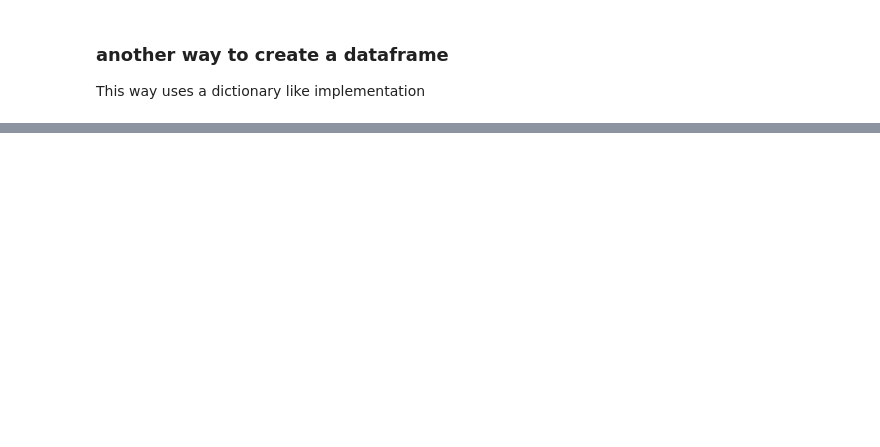
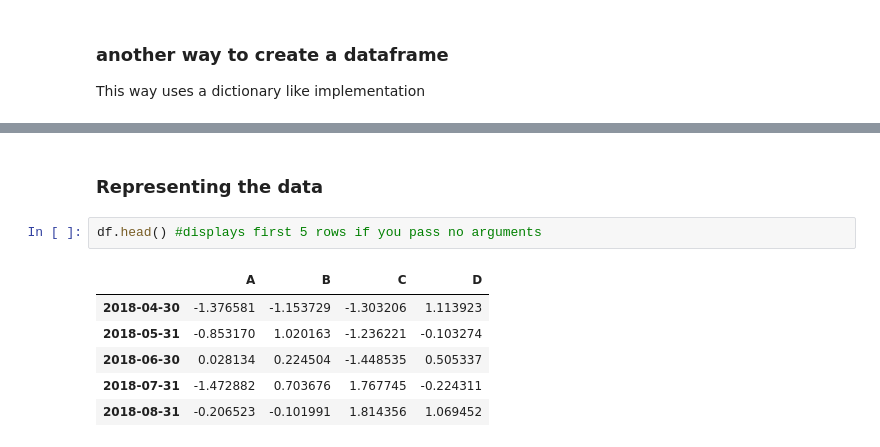
Before and after one commit to itsderek/learning-pandas, a Jupyter notebook: learning-pandas.ipynb, the cells around one changed output, grey strips where cells are left out. Cells and saved outputs as stored; diff of their text form; blank space fills up the shorter version.

```diff
--- a/learning-pandas.ipynb
+++ b/learning-pandas.ipynb
@@ -47,0 +59,11 @@ df2
+# %% [markdown]
+### Representing the data
+# %%
+df.head() #displays first 5 rows if you pass no arguments
+# %% [output]
+|  | A | B | C | D |
+| 2018-04-30 | -1.376581 | -1.153729 | -1.303206 | 1.113923 |
+| 2018-05-31 | -0.853170 | 1.020163 | -1.236221 | -0.103274 |
+| 2018-06-30 | 0.028134 | 0.224504 | -1.448535 | 0.505337 |
+| 2018-07-31 | -1.472882 | 0.703676 | 1.767745 | -0.224311 |
+| 2018-08-31 | -0.206523 | -0.101991 | 1.814356 | 1.069452 |
```
Also changed, not shown: parts of 22 cells of this notebook.
